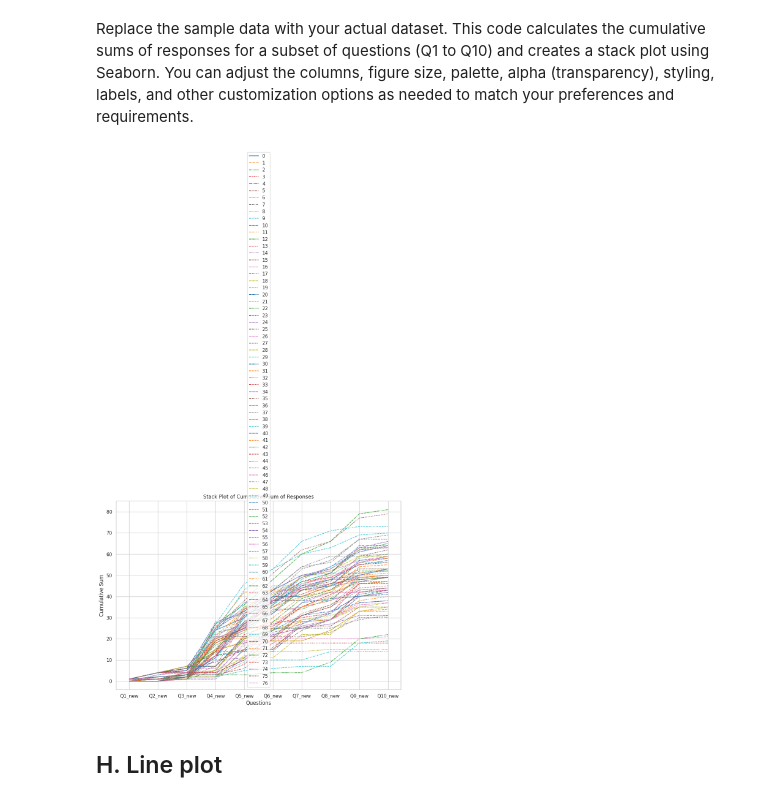
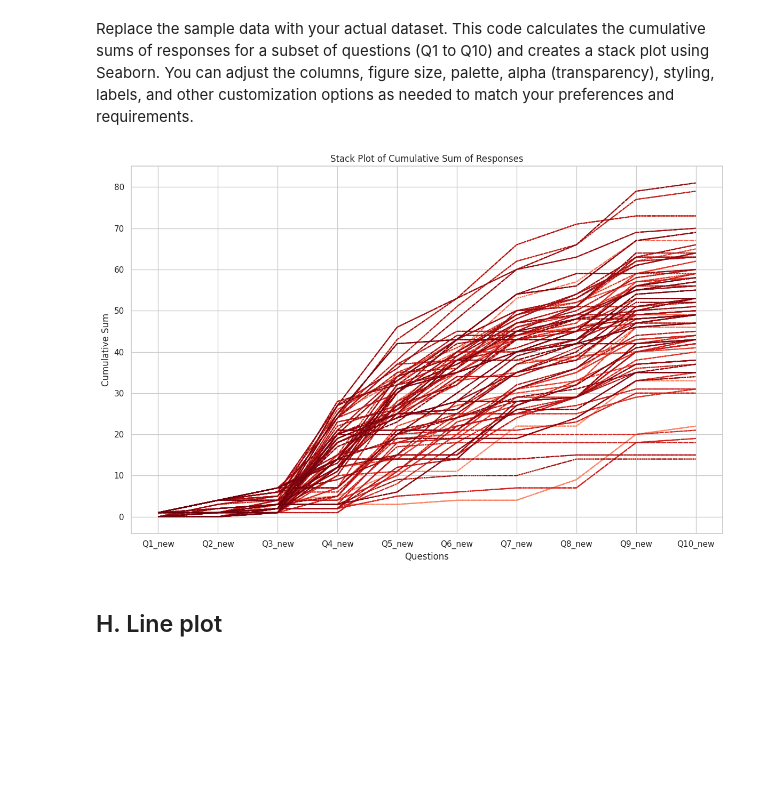
Before and after one commit to radhakrishnan-omotec/chatgpt-marketing, a Jupyter notebook: AI_based_Analysis_Research_Project_8.ipynb, the cells around one changed output. Drawn from its saved outputs; the diff is of its cells as text; code cells hidden in the pictures; blank space fills up the shorter version.

```diff
--- a/AI_based_Analysis_Research_Project_8.ipynb
+++ b/AI_based_Analysis_Research_Project_8.ipynb
@@ -553,7 +553,7 @@ numerical_columns = df.iloc[:, 2:4]  # Assuming the numerical columns start from
 
 # Set up the figure and axes
 plt.figure(figsize=(20, 16))
-sns.set(style="dark")
+sns.set(style="white")
 
 # Create histograms using Seaborn
 sns.color_palette(palette="Reds")
@@ -620,7 +620,7 @@ import seaborn as sns
 import matplotlib.pyplot as plt
 
 # Read "AI_Responses.CSV File"
-data =  pd.read_csv("/content/chatgpt-marketing/AI_Reponses.csv")
+data =  pd.read_csv("/content/chatgpt-marketing/AI_Reponses_Encoded.csv")
 
 data.head(1)
 
@@ -633,7 +633,7 @@ numerical_columns = df.iloc[:, 4:]  # Assuming the numerical columns start from
 
 # Set up the figure and axes
 plt.figure(figsize=(12, 8))
-sns.set(style="whitegrid")
+sns.set(style="darkgrid")
 
 # Create joint distribution plots using Seaborn
 
@@ -775,42 +771,47 @@ The `ci` parameter is deprecated. Use `errorbar=None` for the same effect.
 # %% [markdown]
 Replace the sample data with your actual dataset. This code calculates the cumulative sums of responses for a subset of questions (Q1 to Q10) and creates a stack plot using Seaborn. You can adjust the columns, figure size, palette, alpha (transparency), styling, labels, and other customization options as needed to match your preferences and requirements.
 # %%
+# SAMPLE - 1
+
 import pandas as pd
 import seaborn as sns
 import matplotlib.pyplot as plt
 
 # Read "AI_Responses.CSV File"
-data =  pd.read_csv("/content/chatgpt-marketing/AI_Reponses.csv")
+data =  pd.read_csv("/content/chatgpt-marketing/AI_Reponses_Encoded.csv")
 
 data.head(1)
 
 
 # Create a DataFrame from the data
 df = pd.DataFrame(data)
 
 # Select the columns for the stack plot
 stack_data = df[['Q1_new', 'Q2_new', 'Q3_new', 'Q4_new', 'Q5_new', 'Q6_new', 'Q7_new', 'Q8_new', 'Q9_new', 'Q10_new']]
 
 # Calculate the cumulative sums for stacking
 stacked_values = stack_data.cumsum(axis=1)
 
 # Set up the figure and axes
 plt.figure(figsize=(12, 8))
 sns.set(style="whitegrid")
 
 # Create a stack plot using Seaborn
-sns.lineplot(data=stacked_values.T, palette="tab10", alpha=0.8)
+sns.lineplot(data=stacked_values.T, palette="Reds", alpha=0.8)
 
 # Customize the plot
 plt.title("Stack Plot of Cumulative Sum of Responses")
 plt.xlabel("Questions")
 plt.ylabel("Cumulative Sum")
 
+# Remove the legend
+plt.legend().set_visible(False)
+
 # Show the plot
 plt.tight_layout()
 plt.show()
 # %% [output]
-[figure, old version]
+[figure, new version]
 # %% [markdown]
 ## H. Line plot
 # %% [markdown]
```
Also changed, not shown: parts of 8 cells of this notebook.
